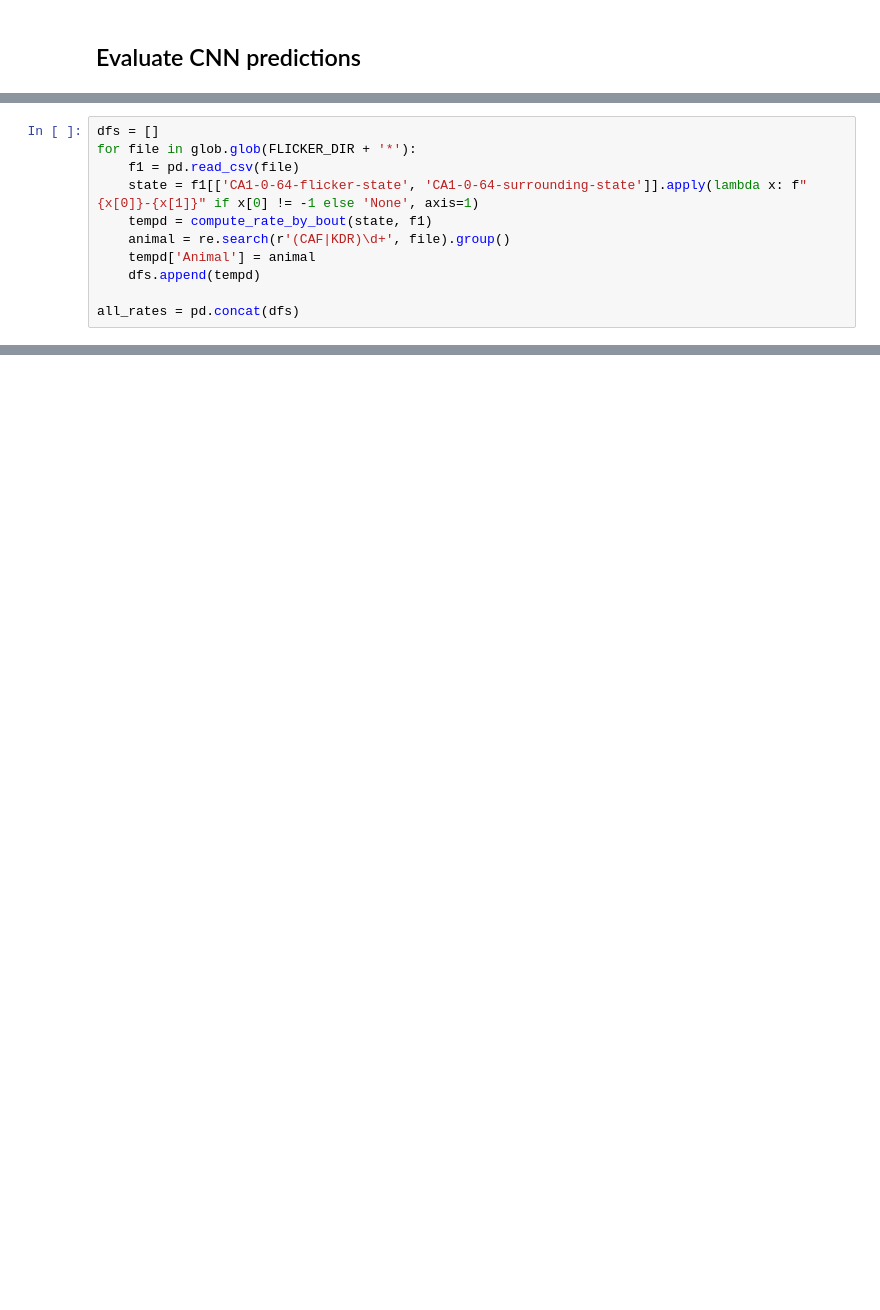
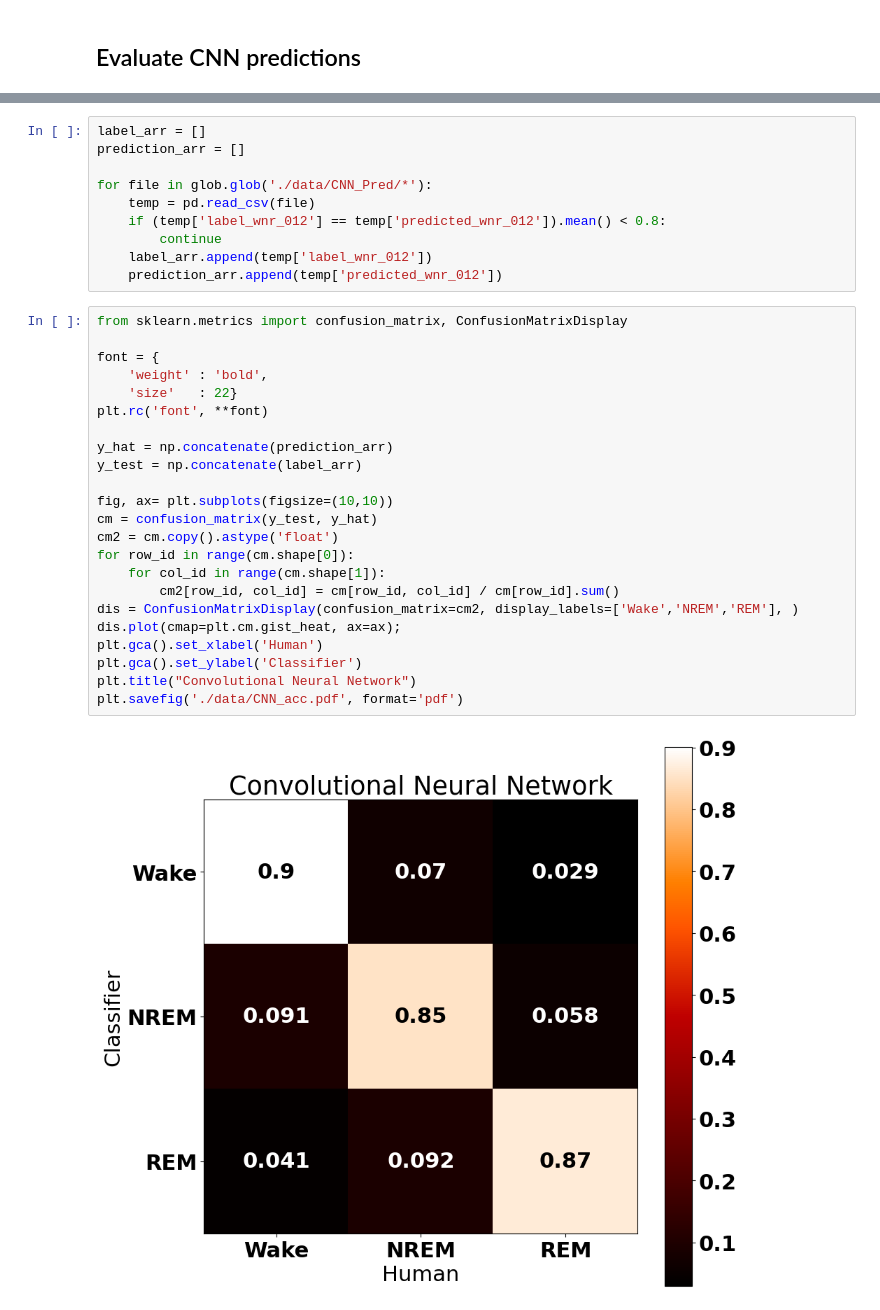
Before and after one commit to ToviTu/ML_Sleep_Scoring, a Jupyter notebook: flicker_eval.ipynb, the cells around one changed output, grey strips where cells are left out. Drawn from its saved outputs; the diff is of its cells as text; blank space fills up the shorter version.

```diff
--- a/flicker_eval.ipynb
+++ b/flicker_eval.ipynb
@@ -174,11 +26,0 @@ def compute_rate_by_bout(flicker, raw):
-# %%
-dfs = []
-for file in glob.glob(FLICKER_DIR + '*'):
-    f1 = pd.read_csv(file)
-    state = f1[['CA1-0-64-flicker-state', 'CA1-0-64-surrounding-state']].apply(lambda x: f"{x[0]}-{x[1]}" if x[0] != -1 else 'None', axis=1)
-    tempd = compute_rate_by_bout(state, f1)
-    animal = re.search(r'(CAF|KDR)\d+', file).group()
-    tempd['Animal'] = animal
-    dfs.append(tempd)
-
-all_rates = pd.concat(dfs)
@@ -245,0 +79,35 @@ Todo:
+# %%
+label_arr = []
+prediction_arr = []
+
+for file in glob.glob('./data/CNN_Pred/*'):
+    temp = pd.read_csv(file)
+    if (temp['label_wnr_012'] == temp['predicted_wnr_012']).mean() < 0.8:
+        continue
+    label_arr.append(temp['label_wnr_012'])
+    prediction_arr.append(temp['predicted_wnr_012'])
+# %%
+from sklearn.metrics import confusion_matrix, ConfusionMatrixDisplay
+
+font = {
+    'weight' : 'bold',
+    'size'   : 22}
+plt.rc('font', **font)
+
+y_hat = np.concatenate(prediction_arr)
+y_test = np.concatenate(label_arr)
+
+fig, ax= plt.subplots(figsize=(10,10))
+cm = confusion_matrix(y_test, y_hat)
+cm2 = cm.copy().astype('float')
+for row_id in range(cm.shape[0]):
+    for col_id in range(cm.shape[1]):
+        cm2[row_id, col_id] = cm[row_id, col_id] / cm[row_id].sum()
+dis = ConfusionMatrixDisplay(confusion_matrix=cm2, display_labels=['Wake','NREM','REM'], )
+dis.plot(cmap=plt.cm.gist_heat, ax=ax);
+plt.gca().set_xlabel('Human')
+plt.gca().set_ylabel('Classifier')
+plt.title("Convolutional Neural Network")
+plt.savefig('./data/CNN_acc.pdf', format='pdf')
+# %% [output]
+[figure, added]
```
Also changed, not shown: parts of 42 cells of this notebook, 12 other files.
